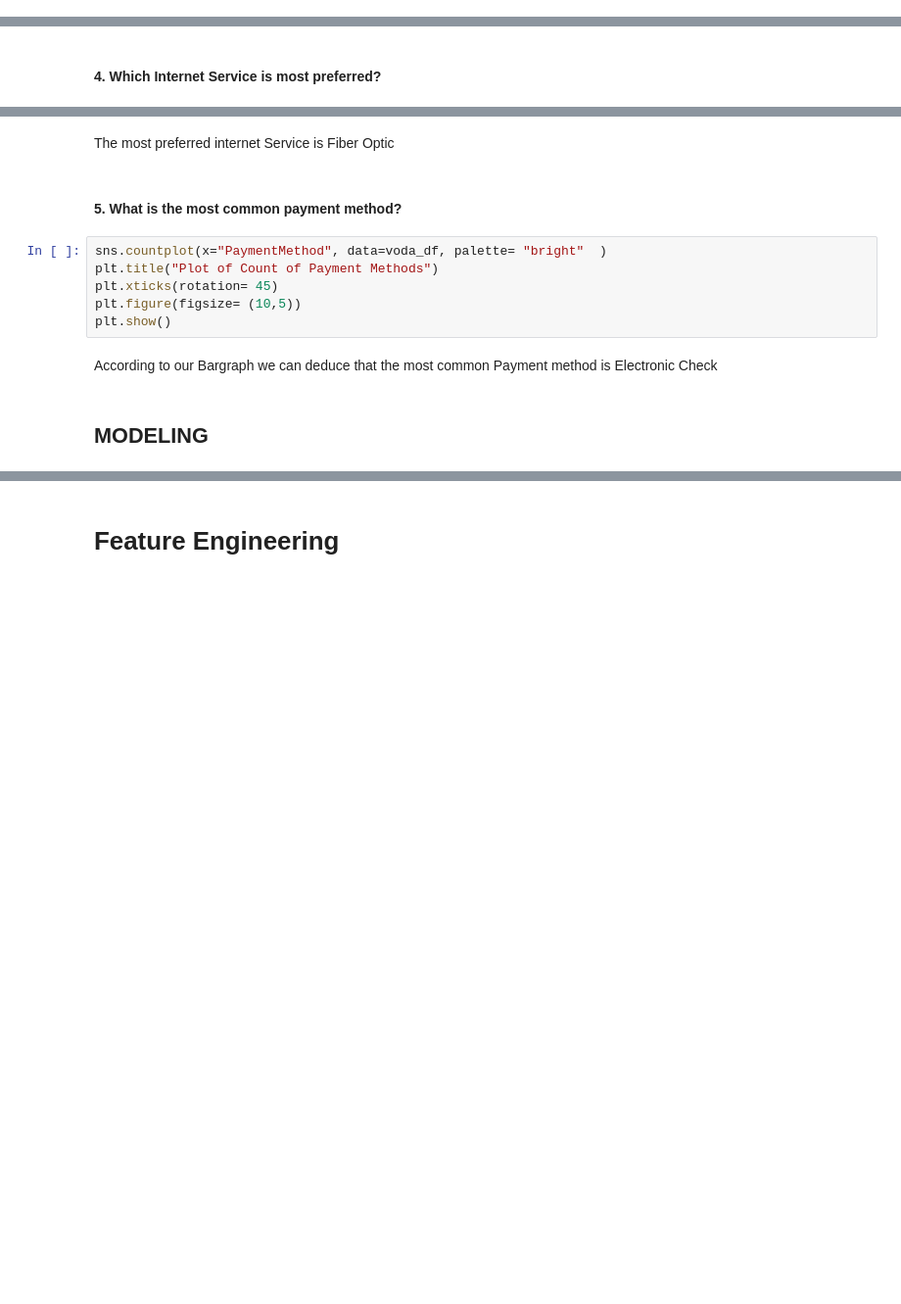
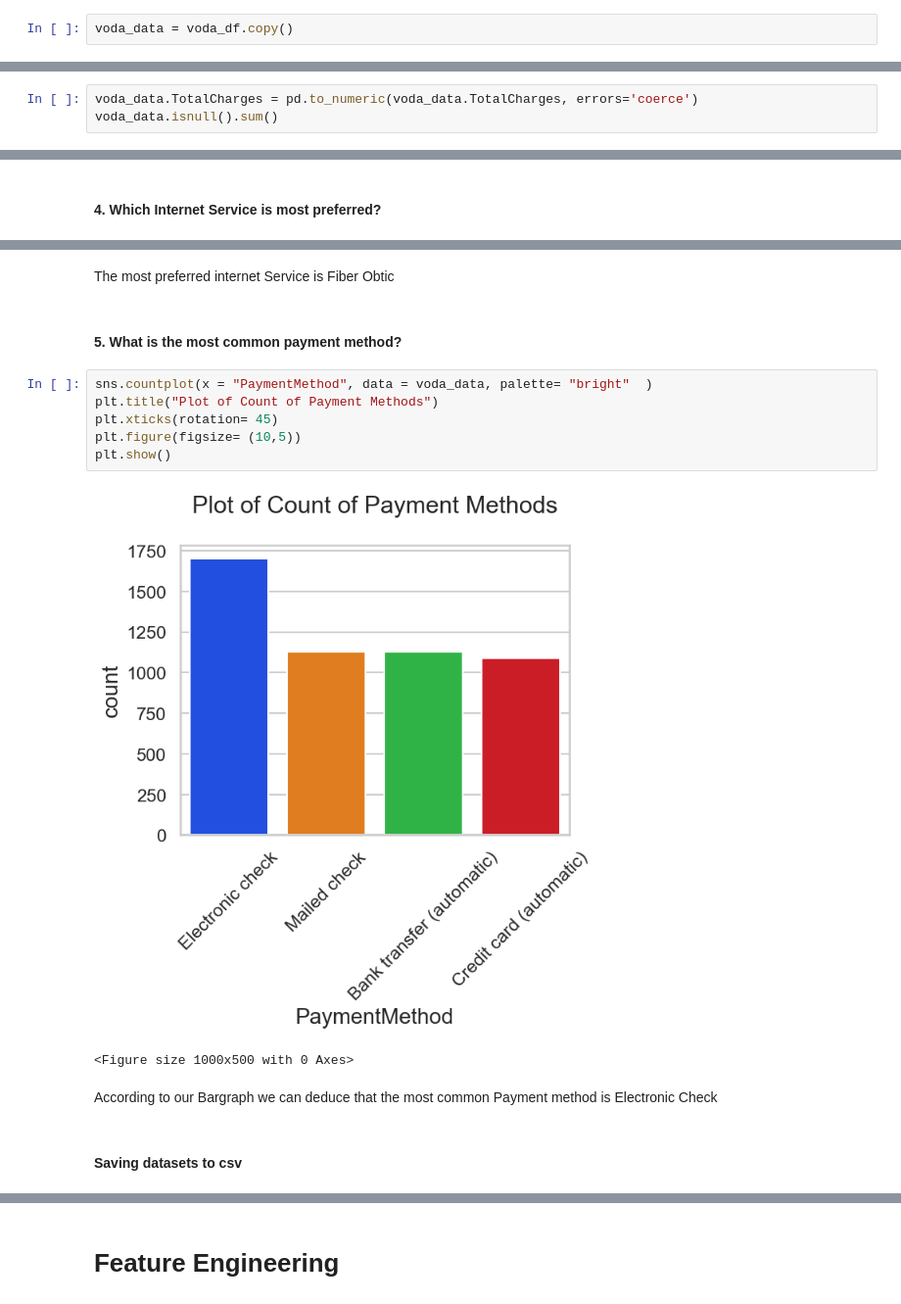
Before and after one commit to codedzifa/Pretoria-Customer-Churn-LP2, a Jupyter notebook: Telco_churn_Analysis_ML.ipynb, the cells around one changed output, grey strips where cells are left out. Shown at 98% size. Cells and saved outputs as stored; diff of their text form; blank space fills up the shorter version.

```diff
--- a/Telco_churn_Analysis_ML.ipynb
+++ b/Telco_churn_Analysis_ML.ipynb
@@ -319,0 +313,2 @@ memory usage: 827.5+ KB
+# %%
+voda_data = voda_df.copy()
@@ -319,0 +317,3 @@ memory usage: 827.5+ KB
+# %%
+voda_data.TotalCharges = pd.to_numeric(voda_data.TotalCharges, errors='coerce')
+voda_data.isnull().sum()
@@ -746,14 +770,17 @@ fig.show()
 # %% [markdown]
-The most preferred internet Service is Fiber Optic
+The most preferred internet Service is Fiber Obtic
 # %% [markdown]
 #### 5. What is the most common payment method?
 # %%
-sns.countplot(x="PaymentMethod", data=voda_df, palette= "bright"  )
+sns.countplot(x = "PaymentMethod", data = voda_data, palette= "bright"  )
 plt.title("Plot of Count of Payment Methods")
 plt.xticks(rotation= 45)
 plt.figure(figsize= (10,5))
 plt.show()
+# %% [output]
+[figure, added]
+<Figure size 1000x500 with 0 Axes>
 # %% [markdown]
 According to our Bargraph we can deduce that the most common Payment method is Electronic Check
-# %% [markdown]
-## MODELING
+# %% [markdown]
+#### Saving datasets to csv
```
Also changed, not shown: parts of 49 cells of this notebook, 1 other file.
